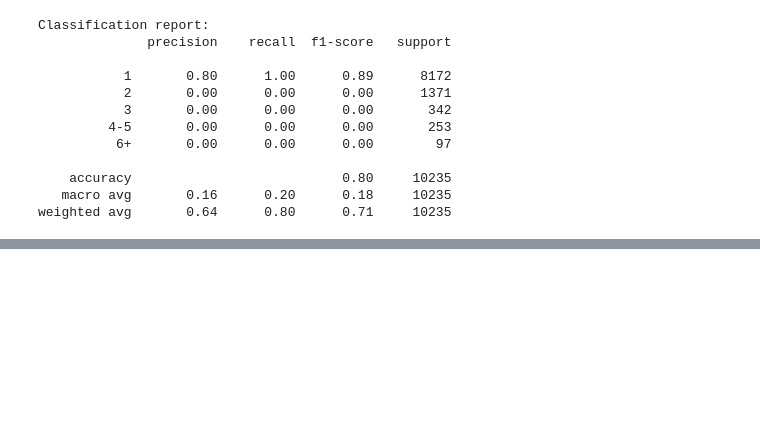
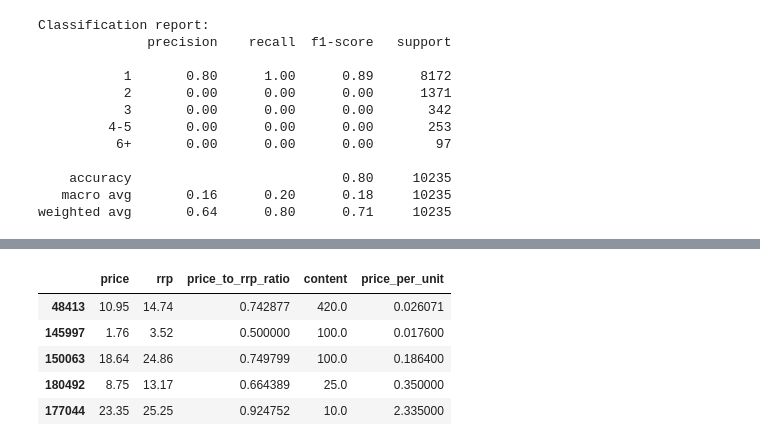
Before and after one commit to Happydeath97/analyticalProjectProductPricing, a Jupyter notebook: notebooks/model_exploration/quantity_model/quantity_classification.ipynb, the cells around one changed output, grey strips where cells are left out. Saved outputs shown, nothing was run; the diff lists cells and outputs as text; code cells hidden in the pictures; blank space fills up the shorter version.

```diff
--- a/notebooks/model_exploration/quantity_model/quantity_classification.ipynb
+++ b/notebooks/model_exploration/quantity_model/quantity_classification.ipynb
@@ -214,0 +262,16 @@ weighted avg       0.64      0.80      0.71     10235
+# %%
+# Apply the same transformations to both train and test
+for sub_df in (train_df, test_df):
+    sub_df["price_to_rrp_ratio"] = sub_df["price"] / sub_df["rrp"]
+    content_safe = sub_df["content"].replace(0, np.nan)
+    sub_df["price_per_unit"] = sub_df["price"] / content_safe
+
+display(train_df[["price", "rrp", "price_to_rrp_ratio",
+                  "content", "price_per_unit"]].head())
+# %% [output]
+|  | price | rrp | price_to_rrp_ratio | content | price_per_unit |
+| 48413 | 10.95 | 14.74 | 0.742877 | 420.0 | 0.026071 |
+| 145997 | 1.76 | 3.52 | 0.500000 | 100.0 | 0.017600 |
+| 150063 | 18.64 | 24.86 | 0.749799 | 100.0 | 0.186400 |
+| 180492 | 8.75 | 13.17 | 0.664389 | 25.0 | 0.350000 |
+| 177044 | 23.35 | 25.25 | 0.924752 | 10.0 | 2.335000 |
```
Also changed, not shown: parts of 38 cells of this notebook, 1 other file.
